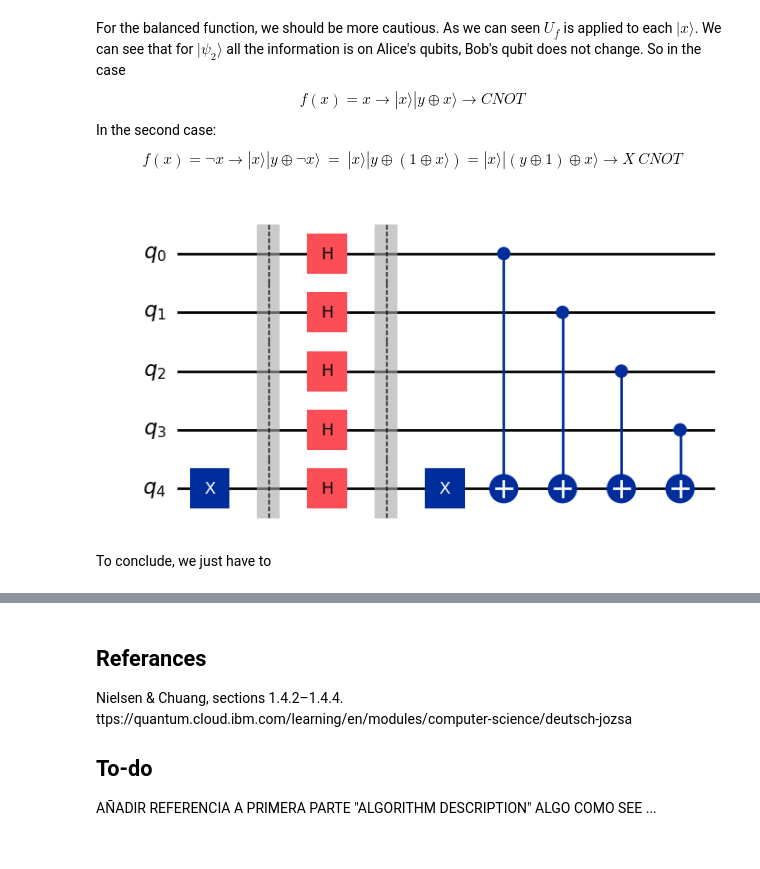
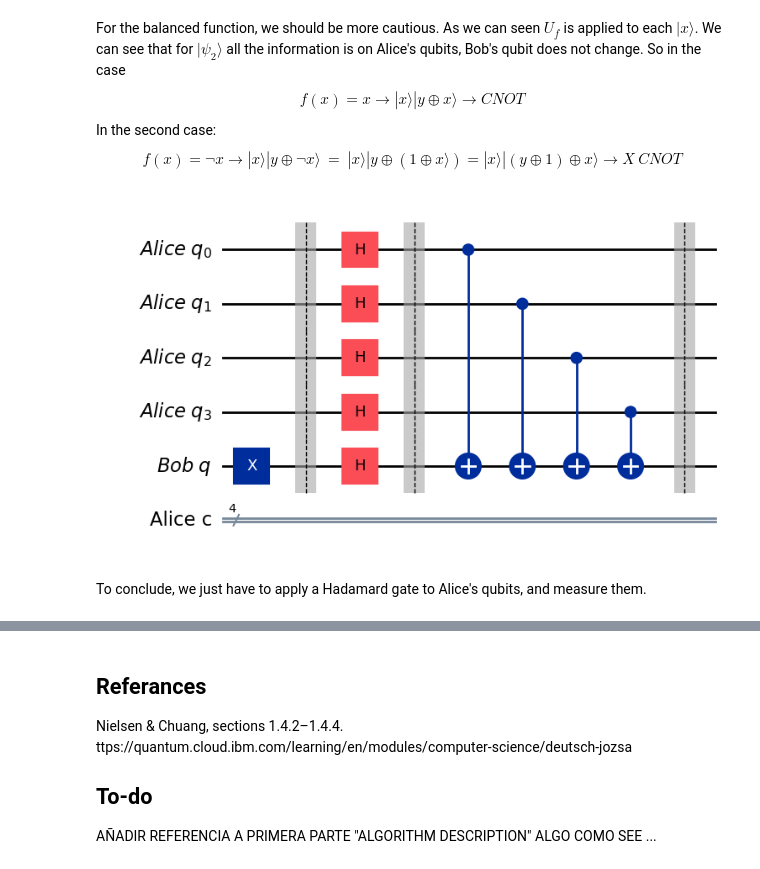
Before and after one commit to Javiifdez/Deutch-Jozsa, a Jupyter notebook: Implementation.ipynb, the cells around one changed output, grey strips where cells are left out. Drawn from its saved outputs; the diff is of its cells as text; code cells hidden in the pictures.

```diff
--- a/Implementation.ipynb
+++ b/Implementation.ipynb
@@ -116,13 +116,16 @@ This is the standard workflow used for implementing all quantum algorithms.
 Firstly we will setup our qubits. This means $|0\rangle^{\otimes n}$ for Alice and $ |1\rangle $ for Bob's qubit.
 # %%
 # Define the initial state |ψ0⟩ = |0...01⟩
-def psi_0(n:int) -> QuantumCircuit:
-    qc = QuantumCircuit(n+1)
+def psi_0(n:int):
+    alice_qr = QuantumRegister(n,name='Alice q')
+    bob_qr = QuantumRegister(1,name= 'Bob q')
+    alice_cr = ClassicalRegister(n,name='Alice c')
+    qc = QuantumCircuit(alice_qr,bob_qr,alice_cr)
     qc.x(n)
     qc.barrier()
-    return qc
+    return qc,alice_qr,alice_cr,bob_qr
 # For example n = 4, 4 qubits for Alice and 1 for Bob
 n = 4
-qc = psi_0(n)
+qc,alice_qr,alice_cr,bob_qr = psi_0(n)
 qc.draw('mpl')
 # %% [output]
@@ -132,10 +135,11 @@ As you can see. We initialize the circuit in the state $$ |\psi_0\rangle = |0\ra
 To continue we need to create an entangled $|\psi_1\rangle =  H^{\otimes n}|\psi_0\rangle $
 which is $$  H^{\otimes (n-1)}|0\rangle  \otimes H|1\rangle$$
 # %%
-def psi_1(qc:QuantumCircuit,n:int):
-    qc.h(range(n+1))
+def psi_1(qc:QuantumCircuit,n:int,alice_qr:QuantumRegister,alice_cr:ClassicalRegister,bob_qr:QuantumRegister)->QuantumCircuit:
+    qc.h(alice_qr)
+    qc.h(bob_qr)
     qc.barrier()
     return qc
-qc = psi_1(qc,n)
+qc= psi_1(qc,n,alice_qr,alice_cr,bob_qr)
 qc.draw('mpl')
 # %% [output]
@@ -200,12 +204,12 @@ This phenomena is called phase kickback. This quantum property is one of the mos
 Let's express this phenomena in terms of quantum gates.
 # %%
 #Let's define all the posible functions
-def constan0(qc:QuantumCircuit) -> QuantumCircuit:
+def constan0(qc:QuantumCircuit)->QuantumCircuit:
     # We apply the identity
     return qc
 
-def constant1(qc:QuantumCircuit)-> QuantumCircuit:
-    qc.x(n)
+def constant1(qc:QuantumCircuit,alice_qr:QuantumRegister)->QuantumCircuit:
+    qc.x(alice_qr)
     return qc
 # %% [markdown]
 For the balanced function, we should be more cautious. As we can seen $ U_f $ is applied to each $ |x\rangle $. We can see that for $|\psi_2\rangle$ all the information is on Alice's qubits, Bob's qubit does not change. So in the case
@@ -217,30 +221,28 @@ $$
 f(x) =  \neg x \longrightarrow  |x\rangle |y\oplus  \neg x\rangle   ~=~ |x\rangle |y\oplus ( 1 \oplus x\rangle ) =  |x\rangle |(y\oplus  1 )\oplus  x\rangle  \longrightarrow  X \ CNOT
 $$
 # %%
-def balanced(qc:QuantumCircuit,n:int,aux = random.random()) -> QuantumCircuit:
+def balanced(qc:QuantumCircuit,n:int,alice_qr:QuantumRegister,bob_qr:QuantumRegister,aux = random.random())->QuantumCircuit:
     if aux <= 0.5:
-        for i in range(n):
-            qc.cx(i,n) # N CNOT gates
+        qc.cx(alice_qr,bob_qr) # N CNOT gates
         return qc
     else:
-        qc.x(n)
-        for i in range(n):
-            qc.cx(i,n)
+        qc.x(bob_qr)
+        qc.cx(alice_qr,bob_qr)
         return qc
 
-def uf(qc:QuantumCircuit,n:int,which_fun:int)-> QuantumCircuit:
+def uf(qc:QuantumCircuit,n:int,which_fun:int,alice_qr:QuantumRegister)->QuantumCircuit:
     if which_fun == 0:
         qc = constan0(qc)
     elif which_fun == 1:
-        qc = constant1(qc)
+        qc,alice_qr = constant1(qc,alice_qr)
     else:
-        qc = balanced(qc,n)
+        qc = balanced(qc,n,alice_qr,bob_qr)
     qc.barrier()
     return qc
 
-qc = uf(qc,n,which_fun)
+qc = uf(qc,n,which_fun,alice_qr)
 qc.draw('mpl')
 # %% [output]
-[figure, old version]
+[figure, new version]
 # %% [markdown]
-To conclude, we just have to
+To conclude, we just have to apply a Hadamard gate to Alice's qubits, and measure them.
```
Also changed, not shown: parts of 6 cells of this notebook.
